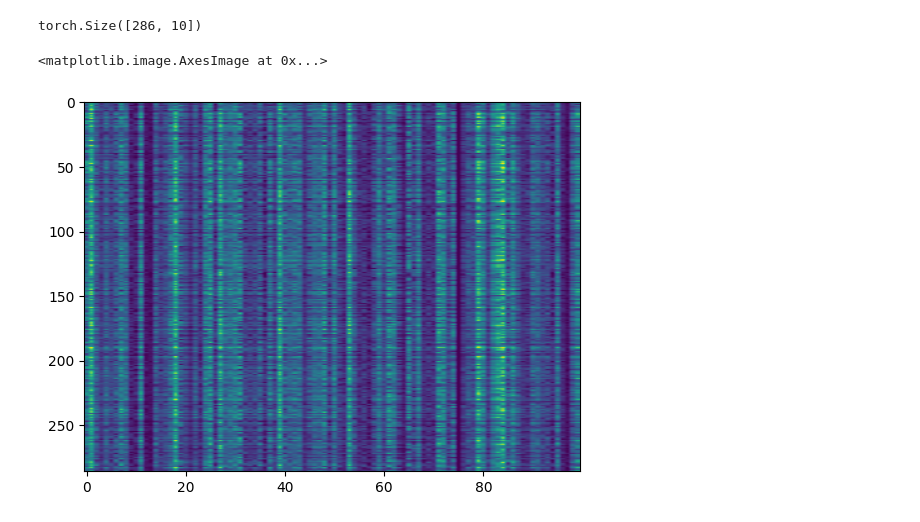
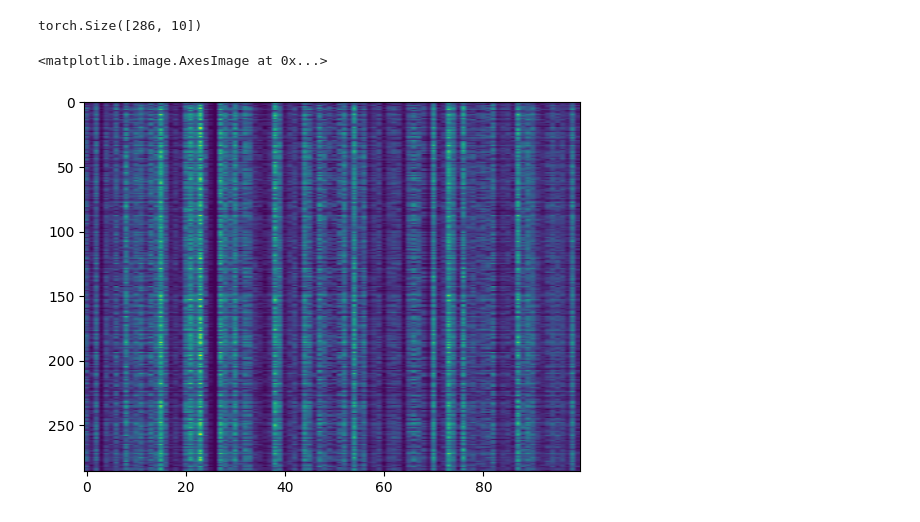
Before and after one commit to mariakesa/NeuroGarage, a Jupyter notebook: scott_linderman_course/SimpleSpikeSorting.ipynb, the cells around one changed output. Drawn from its saved outputs; the diff is of its cells as text; code cells hidden in the pictures.

```diff
--- a/scott_linderman_course/SimpleSpikeSorting.ipynb
+++ b/scott_linderman_course/SimpleSpikeSorting.ipynb
@@ -18,14 +18,14 @@ N=286
 distribution = torch.distributions.exponential.Exponential(1.0)
 
 # Sample from the distribution with the specified shape (K, T) using the generator
-amplitudes = distribution.sample((K, T))
+amplitudes = distribution.sample((T, K))
 amplitudes[amplitudes<1]=0
 
 # Print amplitudes to check
 print(amplitudes)
 
 # Plot the amplitudes
-plt.plot(amplitudes.T)
+plt.plot(amplitudes)
 plt.show()
 # %% [output]
 tensor([[0.0000, 4.1855, 0.0000, 1.1425, 0.0000, 1.1041, 0.0000, 0.0000, 1.6307,
@@ -92,7 +92,7 @@ normalized_weights.shape
 # %% [output]
 torch.Size([286, 10])
 # %%
-plt.imshow(normalized_weights@amplitudes,aspect='auto')
+plt.imshow(normalized_weights@amplitudes.T,aspect='auto')
 # %% [output]
 <matplotlib.image.AxesImage at 0x...>
-[figure, old version]
+[figure, new version]
```
Also changed, not shown: parts of 1 cell of this notebook, 2 other files.
